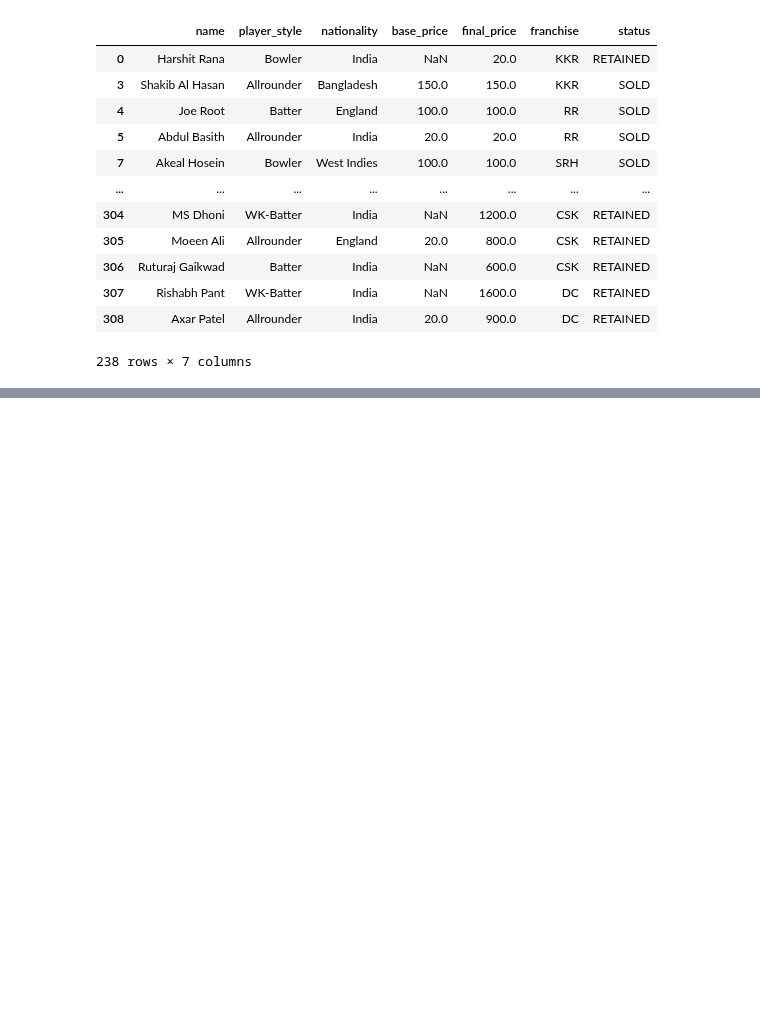
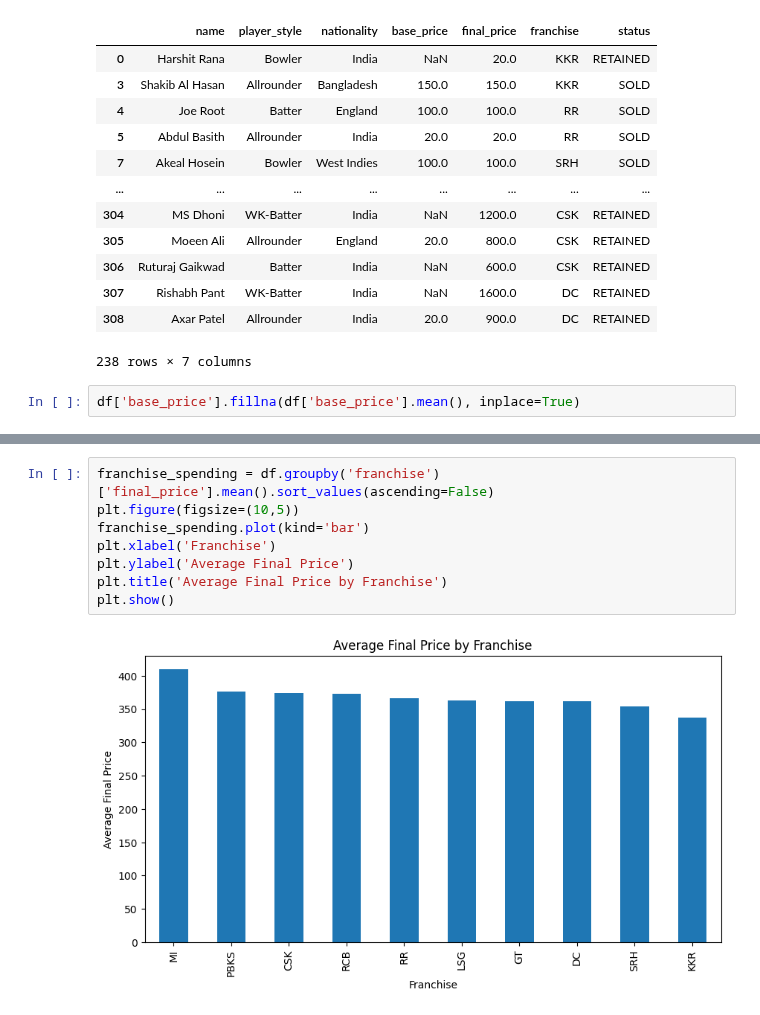
Before and after one commit to SanjilaGangaju/ExploratoryDataAnalysis_usingPython, a Jupyter notebook: IPL_Auction.ipynb, the cells around one changed output, grey strips where cells are left out. Cells and saved outputs as stored; diff of their text form; blank space fills up the shorter version.

Commit message:
visualising the distribution

```diff
--- a/IPL_Auction.ipynb
+++ b/IPL_Auction.ipynb
@@ -250,3 +250,5 @@ df
 | 307 | Rishabh Pant | WK-Batter | India | NaN | 1600.0 | DC | RETAINED |
 | 308 | Axar Patel | Allrounder | India | 20.0 | 900.0 | DC | RETAINED |
 238 rows × 7 columns
+# %%
+df['base_price'].fillna(df['base_price'].mean(), inplace=True)
@@ -252,0 +279,10 @@ df
+# %%
+franchise_spending = df.groupby('franchise')['final_price'].mean().sort_values(ascending=False)
+plt.figure(figsize=(10,5))
+franchise_spending.plot(kind='bar')
+plt.xlabel('Franchise')
+plt.ylabel('Average Final Price')
+plt.title('Average Final Price by Franchise')
+plt.show()
+# %% [output]
+[figure, added]
```
Also changed, not shown: parts of 7 cells of this notebook.
